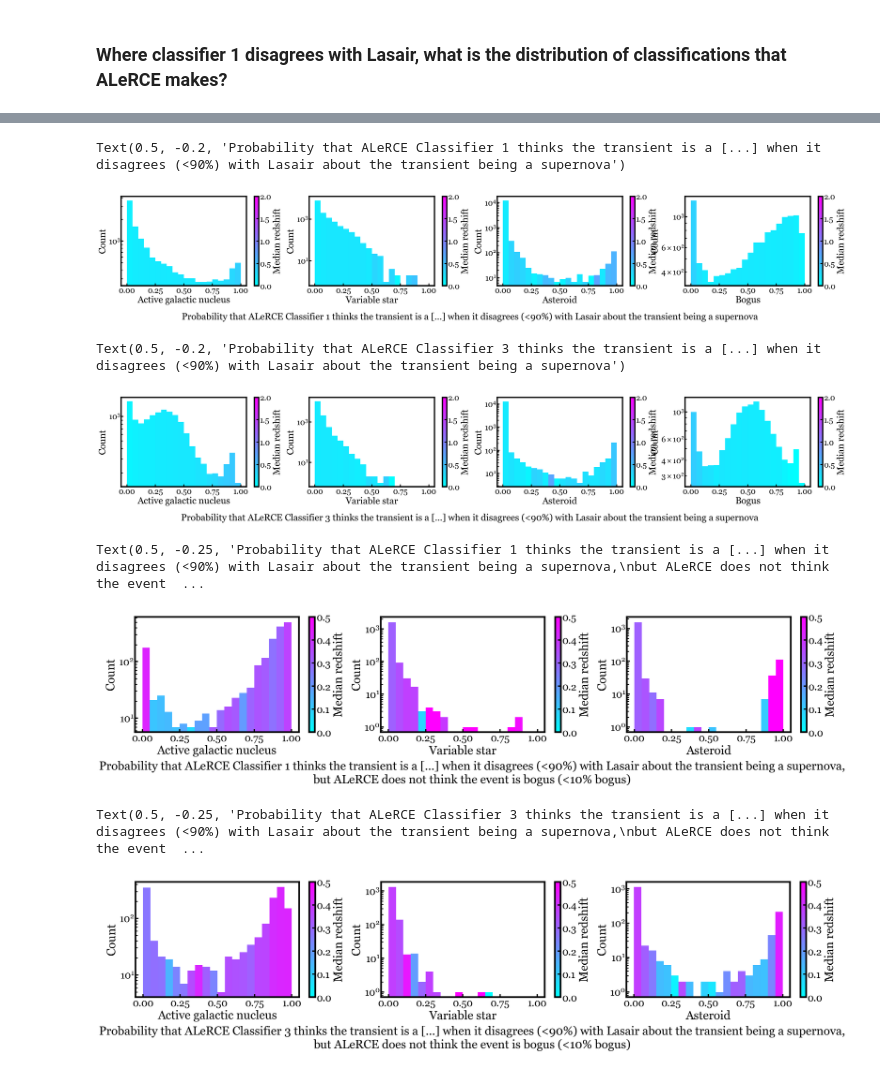
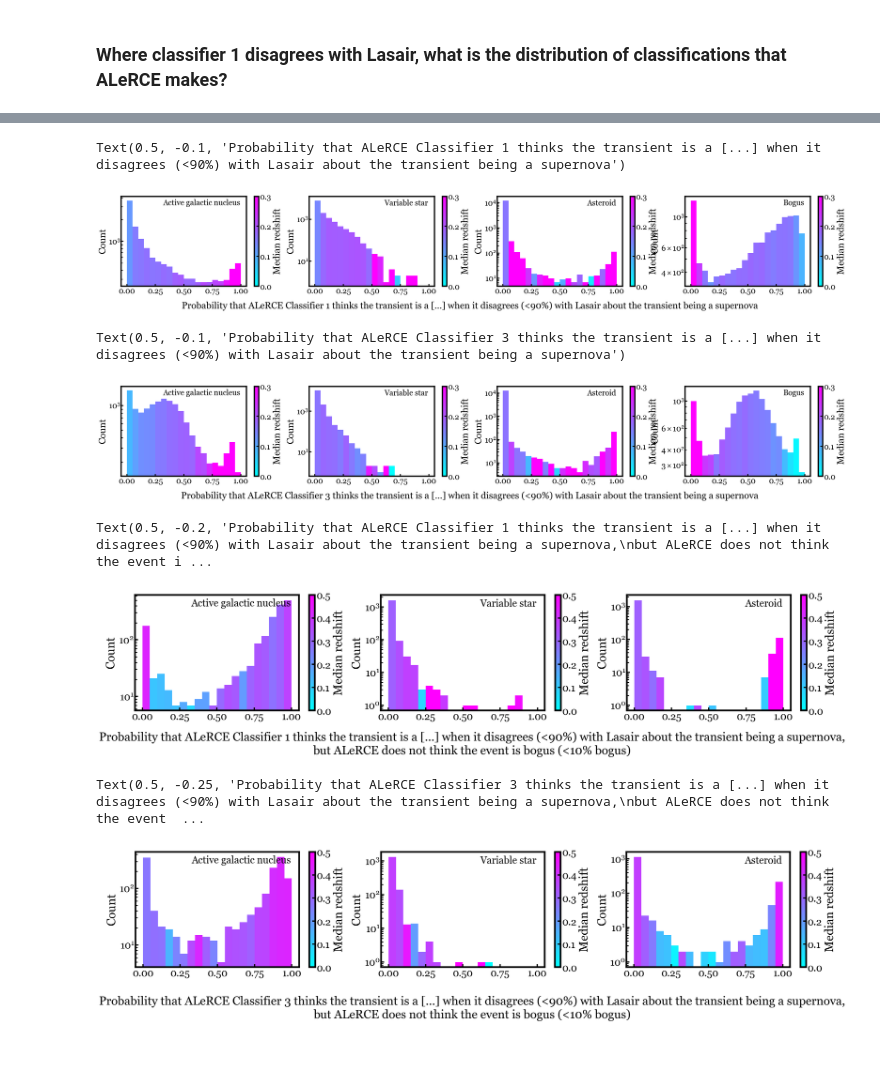
Before and after one commit to lsajkov/phys367_transients, a Jupyter notebook: compareClassifications.ipynb, the cells around one changed output, grey strips where cells are left out. Drawn from its saved outputs; the diff is of its cells as text; code cells hidden in the pictures.

```diff
--- a/compareClassifications.ipynb
+++ b/compareClassifications.ipynb
@@ -395,6 +406,6 @@ Index(['diaObjectId', 'ra', 'decl', 'nDiaSources', 'firstDiaSourceMjdTai',
 # %%
 def histColoredByValue(x, z, bins = 30, cmap = "cool", statistic = "median", ax = None, label = None,
-                        vmin = None, vmax = None, noValueColor = "lightgrey"):
+                        vmin = None, vmax = None, noValueColor = "lightgrey", showbar = True):
 
     counts, edges = np.histogram(x, bins = bins)
     stat, _, _ = binned_statistic(x, z, statistic = statistic, bins = edges)
@@ -406,5 +417,6 @@ def histColoredByValue(x, z, bins = 30, cmap = "cool", statistic = "median", ax
     ax = ax or plt.gca()
 
     ax.bar(edges[:-1], counts, width = np.diff(edges), align = "edge", color = bar_colors, edgecolor = "none")
-    ax.figure.colorbar(cm.ScalarMappable(norm = norm, cmap = cmap), ax = ax, label = label)
+    if showbar:
+        ax.figure.colorbar(cm.ScalarMappable(norm = norm, cmap = cmap), ax = ax, label = label)
 # %%
@@ -543,9 +510,9 @@ bins = np.arange(0, 1.025, 0.05)
 for idx, type, name in zip([0, 1, 2, 3], ["SN", "VS", "asteroid", "bogus"], ["Supernova", "Variable star", "Asteroid", "Bogus"]):
     histColoredByValue(all_hosted[disagreement_AGN_clf1][f"clf1_{type}"], all_hosted[disagreement_AGN_clf1]["z_best"],
                        bins = bins, label = "Median redshift", ax = axs[idx], vmin = 0, vmax = 2)
-    axs[idx].set(xlabel = name)
+    axs[idx].text(0.95, 0.9, name, transform = axs[idx].transAxes, horizontalalignment = "right")
 
 for ax in axs: ax.set(yscale = "log", ylabel = "Count")
 
-fig.supxlabel("Probability that ALeRCE Classifier 1 thinks the transient is a [...] when it disagrees (<90%) with Lasair about the transient being an AGN", y = -.2)
+fig.supxlabel("Probability that ALeRCE Classifier 1 thinks the transient is a [...] when it disagrees (<90%) with Lasair about the transient being an AGN", y = -.1)
 # %% [output]
@@ -554,15 +520,0 @@ Text(0.5, -0.2, 'Probability that ALeRCE Classifier 1 thinks the transient is a
-# %%
-fig, axs = plt.subplots(1, 4, figsize = (40, 5))
-
-disagreement_AGN_clf3 = (all_hosted["classification"] == "AGN") & (all_hosted["clf3_AGN"] < .9) & (all_hosted["nDiaSources"] > 5)
-
-bins = np.arange(0, 1.025, 0.05)
-
-for idx, type, name in zip([0, 1, 2, 3], ["SN", "VS", "asteroid", "bogus"], ["Supernova", "Variable star", "Asteroid", "Bogus"]):
-    histColoredByValue(all_hosted[disagreement_AGN_clf3][f"clf3_{type}"], all_hosted[disagreement_AGN_clf3]["z_best"],
-                       bins = bins, label = "Median redshift", ax = axs[idx], vmin = 0, vmax = 2)
-    axs[idx].set(xlabel = name)
-
-for ax in axs: ax.set(yscale = "log", ylabel = "Count")
-
-fig.supxlabel("Probability that ALeRCE Classifier 3 thinks the transient is a [...] when it disagrees (<90%) with Lasair about the transient being an AGN", y = -.2)
@@ -571,0 +521,15 @@ Text(0.5, -0.2, 'Probability that ALeRCE Classifier 3 thinks the transient is a
+# %%
+fig, axs = plt.subplots(1, 4, figsize = (40, 5))
+
+disagreement_AGN_clf3 = (all_hosted["classification"] == "AGN") & (all_hosted["clf3_AGN"] < .9) & (all_hosted["nDiaSources"] > 5)
+
+bins = np.arange(0, 1.025, 0.05)
+
+for idx, type, name in zip([0, 1, 2, 3], ["SN", "VS", "asteroid", "bogus"], ["Supernova", "Variable star", "Asteroid", "Bogus"]):
+    histColoredByValue(all_hosted[disagreement_AGN_clf3][f"clf3_{type}"], all_hosted[disagreement_AGN_clf3]["z_best"],
+                       bins = bins, label = "Median redshift", ax = axs[idx], vmin = 0, vmax = 2)
+    axs[idx].text(0.95, 0.9, name, transform = axs[idx].transAxes, horizontalalignment = "right")
+
+for ax in axs: ax.set(yscale = "log", ylabel = "Count")
+
+fig.supxlabel("Probability that ALeRCE Classifier 3 thinks the transient is a [...] when it disagrees (<90%) with Lasair about the transient being an AGN", y = -.1)
@@ -572,21 +539,21 @@ Text(0.5, -0.2, 'Probability that ALeRCE Classifier 3 thinks the transient is a
 # %%
 fig, axs = plt.subplots(1, 4, figsize = (40, 5))
 
 disagreement_SN_clf1 = (all_hosted["classification"] == "SN") & (all_hosted["clf1_SN"] < .9) & (all_hosted["nDiaSources"] > 5)
 
 bins = np.arange(0, 1.025, 0.05)
 
 for idx, type, name in zip([0, 1, 2, 3], ["AGN", "VS", "asteroid", "bogus"], ["Active galactic nucleus", "Variable star", "Asteroid", "Bogus"]):
     histColoredByValue(all_hosted[disagreement_SN_clf1][f"clf1_{type}"], all_hosted[disagreement_SN_clf1]["z_best"],
-                       bins = bins, label = "Median redshift", ax = axs[idx], vmin = 0, vmax = 2)
-    axs[idx].set(xlabel = name)
+                       bins = bins, label = "Median redshift", ax = axs[idx], vmin = 0, vmax = .3)
+    axs[idx].text(0.95, 0.9, name, transform = axs[idx].transAxes, horizontalalignment = "right")
 
 for ax in axs: ax.set(yscale = "log", ylabel = "Count")
 
-fig.supxlabel("Probability that ALeRCE Classifier 1 thinks the transient is a [...] when it disagrees (<90%) with Lasair about the transient being a supernova", y = -.2)
+fig.supxlabel("Probability that ALeRCE Classifier 1 thinks the transient is a [...] when it disagrees (<90%) with Lasair about the transient being a supernova", y = -.1)
 # %% [output]
-Text(0.5, -0.2, 'Probability that ALeRCE Classifier 1 thinks the transient is a [...] when it disagrees (<90%) with Lasair about the transient being a supernova')
+Text(0.5, -0.1, 'Probability that ALeRCE Classifier 1 thinks the transient is a [...] when it disagrees (<90%) with Lasair about the transient being a supernova')
-[figure, old version]
+[figure, new version]
 # %%
 fig, axs = plt.subplots(1, 4, figsize = (40, 5))
 
@@ -596,15 +563,15 @@ bins = np.arange(0, 1.025, 0.05)
 
 for idx, type, name in zip([0, 1, 2, 3], ["AGN", "VS", "asteroid", "bogus"], ["Active galactic nucleus", "Variable star", "Asteroid", "Bogus"]):
     histColoredByValue(all_hosted[disagreement_SN_clf3][f"clf3_{type}"], all_hosted[disagreement_SN_clf3]["z_best"],
-                       bins = bins, label = "Median redshift", ax = axs[idx], vmin = 0, vmax = 2)
-    axs[idx].set(xlabel = name)
+                       bins = bins, label = "Median redshift", ax = axs[idx], vmin = 0, vmax = .3)
+    axs[idx].text(0.95, 0.9, name, transform = axs[idx].transAxes, horizontalalignment = "right")
 
 for ax in axs: ax.set(yscale = "log", ylabel = "Count")
 
-fig.supxlabel("Probability that ALeRCE Classifier 3 thinks the transient is a [...] when it disagrees (<90%) with Lasair about the transient being a supernova", y = -.2)
+fig.supxlabel("Probability that ALeRCE Classifier 3 thinks the transient is a [...] when it disagrees (<90%) with Lasair about the transient being a supernova", y = -.1)
 # %% [output]
-Text(0.5, -0.2, 'Probability that ALeRCE Classifier 3 thinks the transient is a [...] when it disagrees (<90%) with Lasair about the transient being a supernova')
+Text(0.5, -0.1, 'Probability that ALeRCE Classifier 3 thinks the transient is a [...] when it disagrees (<90%) with Lasair about the transient being a supernova')
-[figure, old version]
+[figure, new version]
 # %%
 fig, axs = plt.subplots(1, 3, figsize = (30, 5))
 
@@ -615,14 +582,14 @@ bins = np.arange(0, 1.025, 0.05)
 for idx, type, name in zip([0, 1, 2], ["AGN", "VS", "asteroid"], ["Active galactic nucleus", "Variable star", "Asteroid"]):
     histColoredByValue(all_hosted[disagreement_SN_clf1][f"clf1_{type}"], all_hosted[disagreement_SN_clf1]["z_best"],
                        bins = bins, label = "Median redshift", ax = axs[idx], vmin = 0, vmax = .5)
-    axs[idx].set(xlabel = name)
+    axs[idx].text(0.95, 0.9, name, transform = axs[idx].transAxes, horizontalalignment = "right")
 
 for ax in axs: ax.set(yscale = "log", ylabel = "Count")
 
-fig.supxlabel("Probability that ALeRCE Classifier 1 thinks the transient is a [...] when it disagrees (<90%) with Lasair about the transient being a supernova,\nbut ALeRCE does not think the event is bogus (<10% bogus)", y = -.25)
+fig.supxlabel("Probability that ALeRCE Classifier 1 thinks the transient is a [...] when it disagrees (<90%) with Lasair about the transient being a supernova,\nbut ALeRCE does not think the event is bogus (<10% bogus)", y = -.2)
 # %% [output]
-Text(0.5, -0.25, 'Probability that ALeRCE Classifier 1 thinks the transient is a [...] when it disagrees (<90%) with Lasair about the transient being a supernova,\nbut ALeRCE does not think the event  ...
+Text(0.5, -0.2, 'Probability that ALeRCE Classifier 1 thinks the transient is a [...] when it disagrees (<90%) with Lasair about the transient being a supernova,\nbut ALeRCE does not think the event i ...
-[figure, old version]
+[figure, new version]
 # %%
 fig, axs = plt.subplots(1, 3, figsize = (30, 5))
 
@@ -633,11 +600,11 @@ bins = np.arange(0, 1.025, 0.05)
 for idx, type, name in zip([0, 1, 2], ["AGN", "VS", "asteroid"], ["Active galactic nucleus", "Variable star", "Asteroid"]):
     histColoredByValue(all_hosted[disagreement_SN_clf3][f"clf3_{type}"], all_hosted[disagreement_SN_clf3]["z_best"],
                        bins = bins, label = "Median redshift", ax = axs[idx], vmin = 0, vmax = .5)
-    axs[idx].set(xlabel = name)
+    axs[idx].text(0.95, 0.9, name, transform = axs[idx].transAxes, horizontalalignment = "right")
 
 for ax in axs: ax.set(yscale = "log", ylabel = "Count")
 
 fig.supxlabel("Probability that ALeRCE Classifier 3 thinks the transient is a [...] when it disagrees (<90%) with Lasair about the transient being a supernova,\nbut ALeRCE does not think the event is bogus (<10% bogus)", y = -.25)
 # %% [output]
 Text(0.5, -0.25, 'Probability that ALeRCE Classifier 3 thinks the transient is a [...] when it disagrees (<90%) with Lasair about the transient being a supernova,\nbut ALeRCE does not think the event  ...
-[figure, old version]
+[figure, new version]
```
Also changed, not shown: parts of 25 cells of this notebook.
